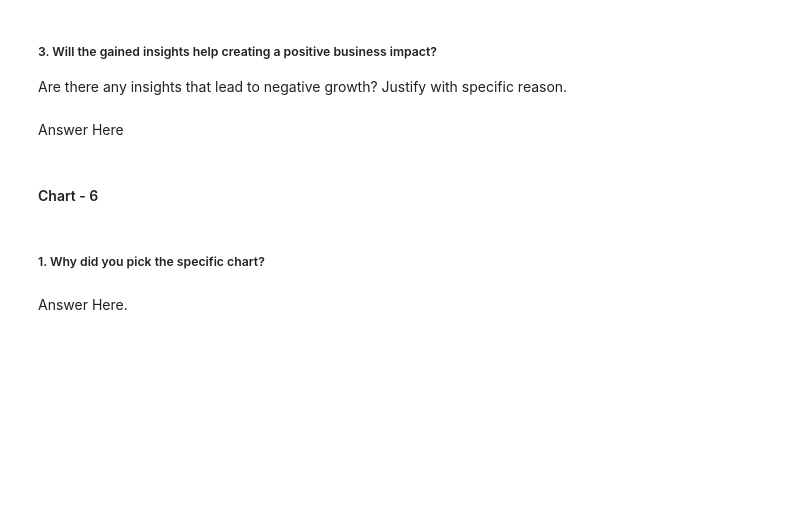
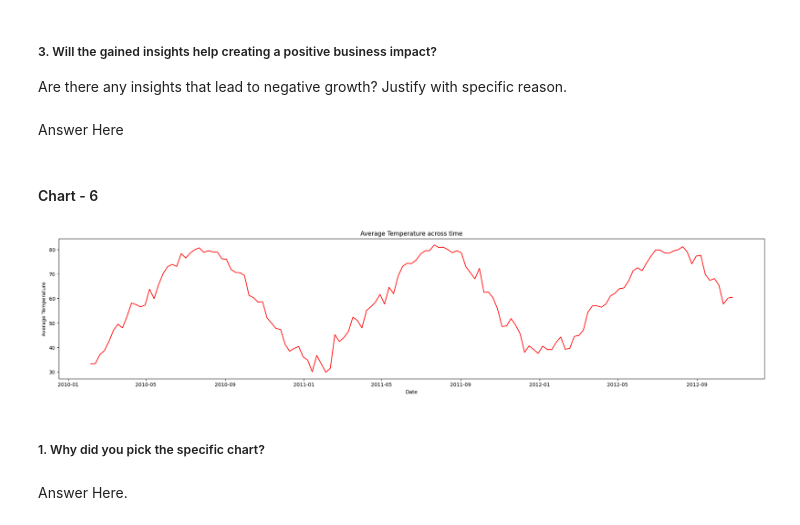
Before and after one commit to KolekarPramod/Integrated-Retail-Analytics-for-Store-Optimization, a Jupyter notebook: Integrated_Retail_Analytics_for_Store_Optimization.ipynb, the cells around one changed output. Drawn from its saved outputs; the diff is of its cells as text; code cells hidden in the pictures; blank space fills up the shorter version.

```diff
--- a/Integrated_Retail_Analytics_for_Store_Optimization.ipynb
+++ b/Integrated_Retail_Analytics_for_Store_Optimization.ipynb
@@ -323,3 +560,14 @@ Answer Here
+# %%
+# Chart - 6 visualization code
+temp_across_time = df_new.groupby(by = ['Date'], as_index= False)['Temperature'].mean()
+plt.figure(figsize=(25,5))
+plt.plot(temp_across_time.Date, temp_across_time.Temperature, color="r")
+plt.xlabel('Date')
+plt.ylabel('Average Temperature')
+plt.title("Average Temperature across time")
+plt.show()
+# %% [output]
+[figure, added]
 # %% [markdown]
 ##### 1. Why did you pick the specific chart?
 # %% [markdown]
```
Also changed, not shown: parts of 49 cells of this notebook, 2 other files.
